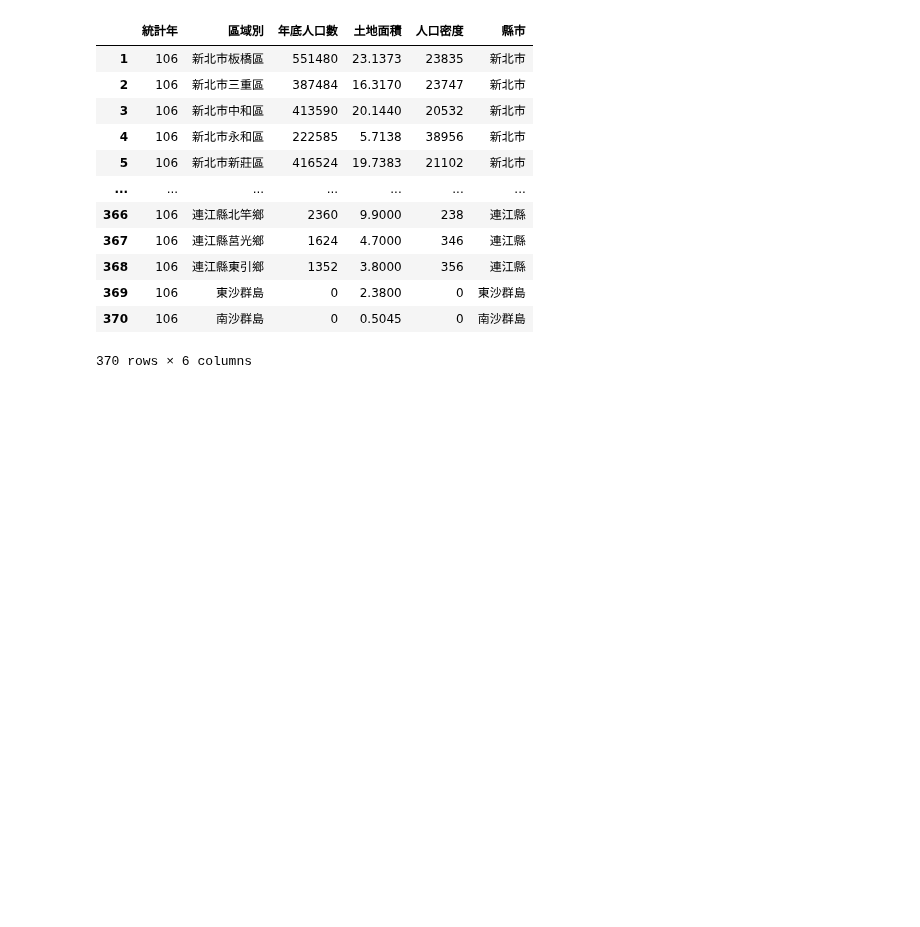
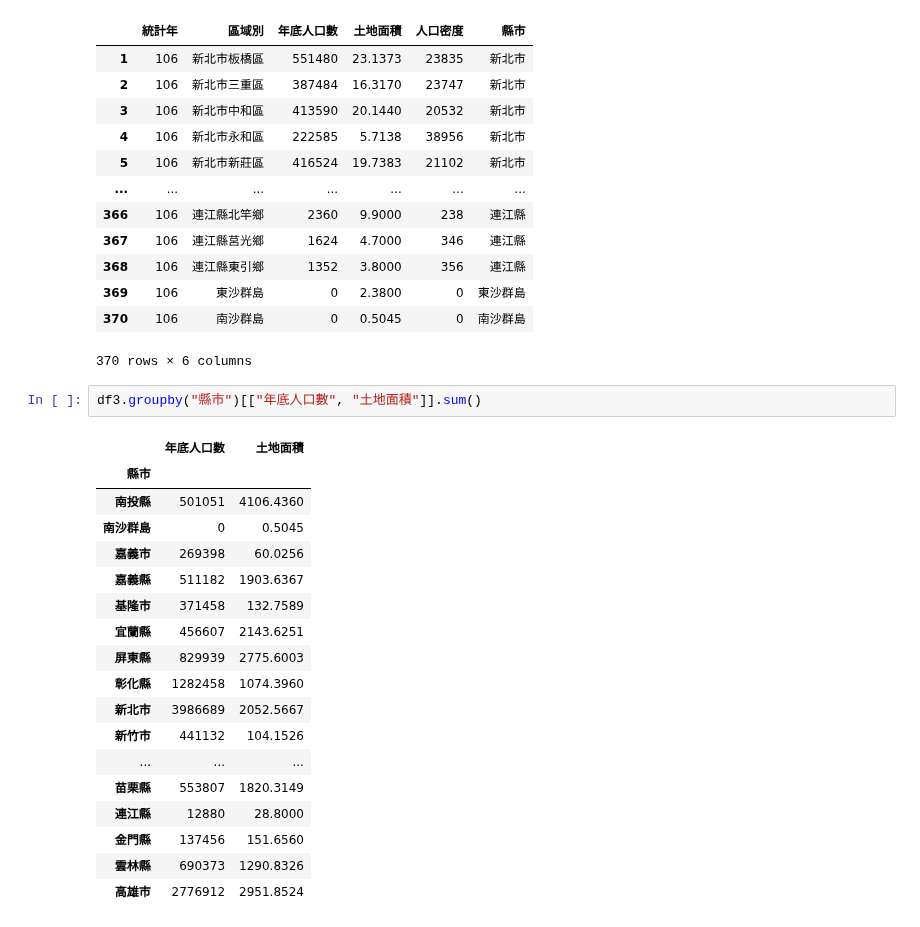
Before and after one commit to edwardxsky/python_analysis, a Jupyter notebook: lesson9/lesson9_4.ipynb, the cells around one changed output. Saved outputs shown, nothing was run; the diff lists cells and outputs as text; blank space fills up the shorter version.

```diff
--- a/lesson9/lesson9_4.ipynb
+++ b/lesson9/lesson9_4.ipynb
@@ -130,3 +130,24 @@ df3
 | 369 | 106 | 東沙群島 | 0 | 2.3800 | 0 | 東沙群島 |
 | 370 | 106 | 南沙群島 | 0 | 0.5045 | 0 | 南沙群島 |
 370 rows × 6 columns
+# %%
+df3.groupby("縣市")[["年底人口數", "土地面積"]].sum()
+# %% [output]
+|  | 年底人口數 | 土地面積 |
+| 縣市 |  |  |
+| 南投縣 | 501051 | 4106.4360 |
+| 南沙群島 | 0 | 0.5045 |
+| 嘉義市 | 269398 | 60.0256 |
+| 嘉義縣 | 511182 | 1903.6367 |
+| 基隆市 | 371458 | 132.7589 |
+| 宜蘭縣 | 456607 | 2143.6251 |
+| 屏東縣 | 829939 | 2775.6003 |
+| 彰化縣 | 1282458 | 1074.3960 |
+| 新北市 | 3986689 | 2052.5667 |
+| 新竹市 | 441132 | 104.1526 |
+| ... | ... | ... |
+| 苗栗縣 | 553807 | 1820.3149 |
+| 連江縣 | 12880 | 28.8000 |
+| 金門縣 | 137456 | 151.6560 |
+| 雲林縣 | 690373 | 1290.8326 |
+| 高雄市 | 2776912 | 2951.8524 |
```
Also changed, not shown: parts of 4 cells of this notebook.
